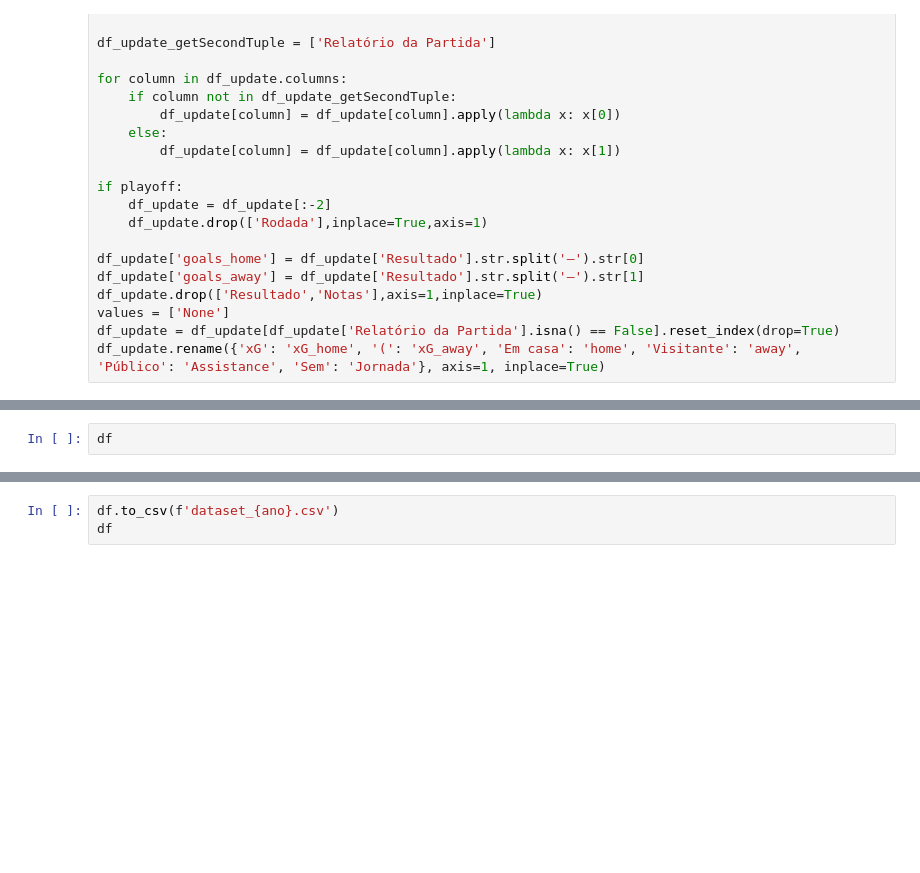
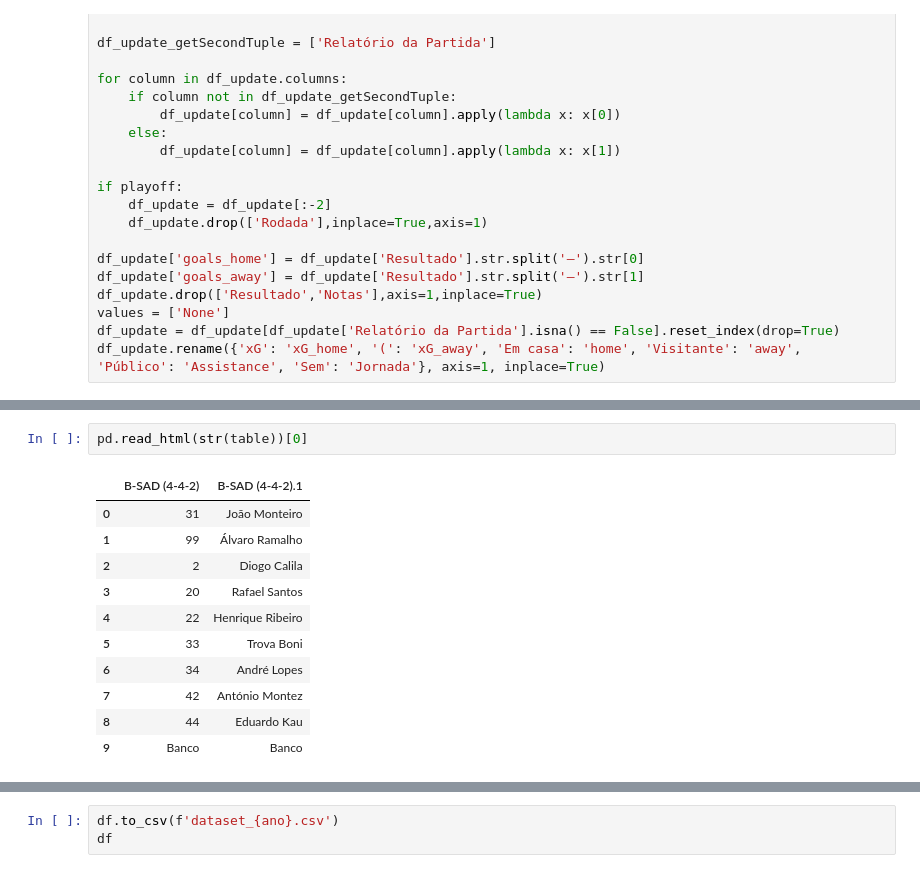
Before and after one commit to JoaoCaldas122/datamining-tp, a Jupyter notebook: scraper.ipynb, the cells around one changed output, grey strips where cells are left out. Drawn from its saved outputs; the diff is of its cells as text; blank space fills up the shorter version.

```diff
--- a/scraper.ipynb
+++ b/scraper.ipynb
@@ -56,7 +56,19 @@ df_update
 | 304 | 34 | dom | 2022-05-15 | 18:00 | Famalicão | 2.7 | 0.8 | Braga | 4.739 | Estádio Municipal 22 de Junho | Manuel Mota | ... |
 | 305 | 34 | dom | 2022-05-15 | 20:30 | Vitória | 2.6 | 0.8 | Gil Vicente FC |  | Estádio Dom Afonso Henriques | André Narciso | ... |
 # %%
-df
+pd.read_html(str(table))[0]
+# %% [output]
+|  | B-SAD (4-4-2) | B-SAD (4-4-2).1 |
+| 0 | 31 | João Monteiro |
+| 1 | 99 | Álvaro Ramalho |
+| 2 | 2 | Diogo Calila |
+| 3 | 20 | Rafael Santos |
+| 4 | 22 | Henrique Ribeiro |
+| 5 | 33 | Trova Boni |
+| 6 | 34 | André Lopes |
+| 7 | 42 | António Montez |
+| 8 | 44 | Eduardo Kau |
+| 9 | Banco | Banco |
 # %%
 try:
     df = pd.read_csv(f'fbref/dataset_{ano}.csv')
```
Also changed, not shown: parts of 1 cell of this notebook.
